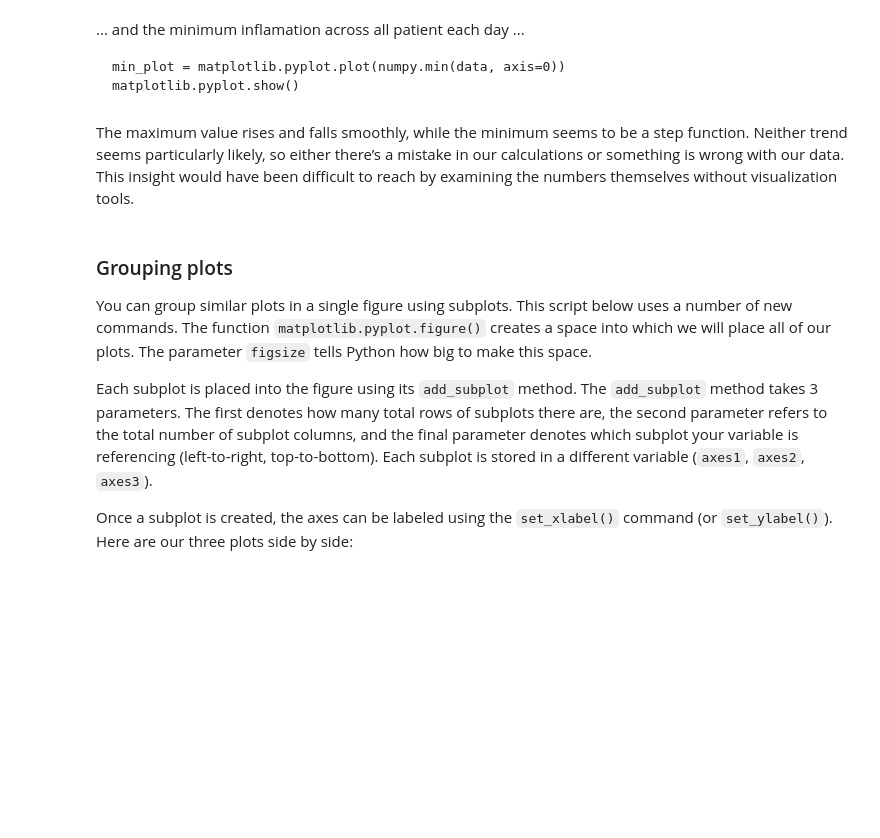
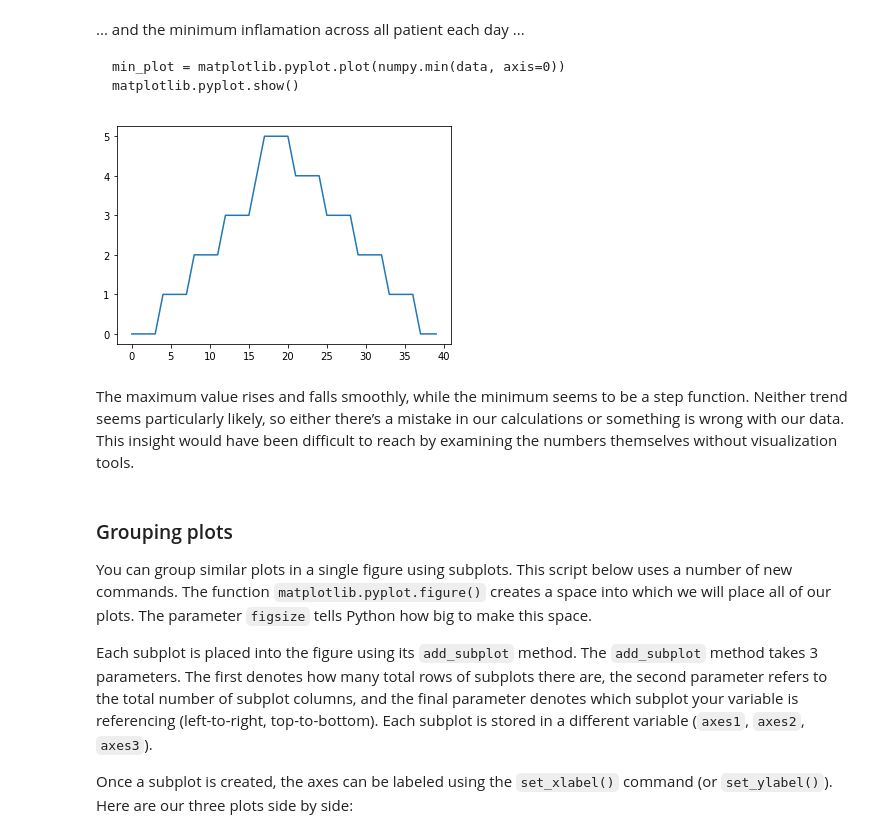
Before and after one commit to smpgsara/2019-07-24-intro-to-python-workshop, a Jupyter notebook: lessons/python/ep1-introduction.ipynb, the cells around one changed output. Drawn from its saved outputs; the diff is of its cells as text; code cells hidden in the pictures; blank space fills up the shorter version.

````diff
--- a/lessons/python/ep1-introduction.ipynb
+++ b/lessons/python/ep1-introduction.ipynb
@@ -536,6 +647,10 @@ max_plot = matplotlib.pyplot.plot(numpy.max(data, axis=0))
 min_plot = matplotlib.pyplot.plot(numpy.min(data, axis=0))
 matplotlib.pyplot.show()
 ```
+# %%
+min_plot = matplotlib.pyplot.plot(numpy.min(data, axis=0))
+# %% [output]
+[figure, added]
 # %% [markdown]
 The maximum value rises and falls smoothly, while the minimum seems to be a step function. Neither trend seems particularly likely, so either there’s a mistake in our calculations or something is wrong with our data. This insight would have been difficult to reach by examining the numbers themselves without visualization tools.
 # %% [markdown]
````
Also changed, not shown: parts of 28 cells of this notebook.
